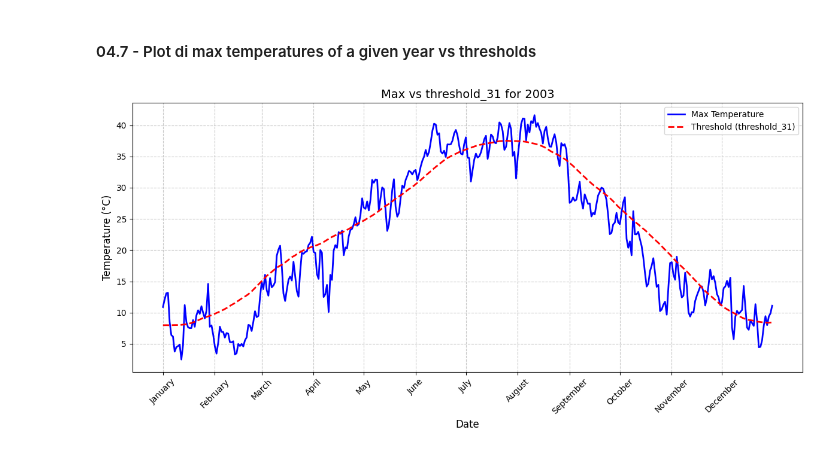
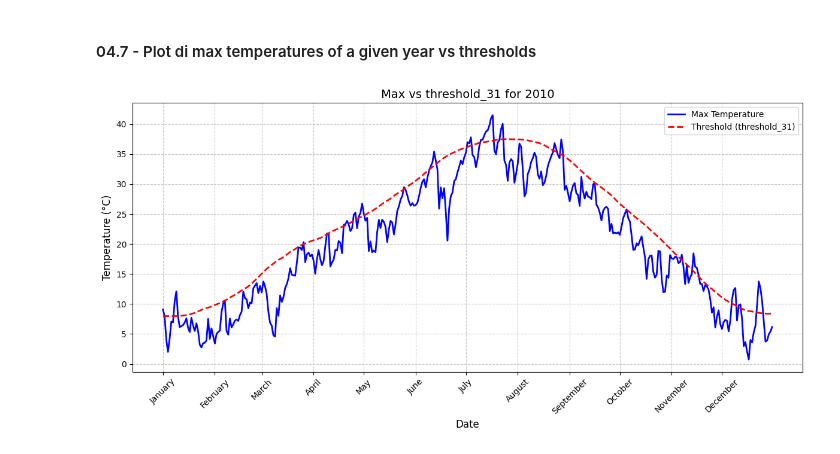
Before and after one commit to fillobissi/geoinformatics_project, a Jupyter notebook: 04_Heatwaves_identification.ipynb, the cells around one changed output. Drawn from its saved outputs; the diff is of its cells as text; code cells hidden in the pictures.

```diff
--- a/04_Heatwaves_identification.ipynb
+++ b/04_Heatwaves_identification.ipynb
@@ -1099,7 +1099,7 @@ import matplotlib.pyplot as plt
 # ---------------------------
 # PARAMETRI DI INPUT
 # ---------------------------
-TARGET_YEAR = 2003            # Anno da plottare
+TARGET_YEAR = 2010            # Anno da plottare
 THRESHOLD_CHOICE = "31"       # Scegli "15" o "31" per selezionare la soglia da usare
 STATISTIC_CHOICE = "Max"      # Scegli la statistica da plottare: "Mean", "Median", "P90", "P95" o "Max"
 CSV_FILE = "heatwave_events_1981_2023_window31.csv"  # CSV di input (con dati già in Celsius)
@@ -1114,31 +1114,31 @@ df = pd.read_csv(CSV_FILE, parse_dates=["Date"])
 df_year = df[df["Date"].dt.year == TARGET_YEAR].copy()
 df_year.sort_values("Date", inplace=True)
 df_year.reset_index(drop=True, inplace=True)
 
 # Definisci il nome della colonna della soglia in base al THRESHOLD_CHOICE
 threshold_col = f"threshold_{THRESHOLD_CHOICE}"
 
 # ---------------------------
 # PLOT: STATISTICA VS SOGLIA
 # ---------------------------
 plt.figure(figsize=(12, 6))
 plt.plot(df_year["Date"], df_year[STATISTIC_CHOICE], label=f"{STATISTIC_CHOICE} Temperature",
          color="blue", linewidth=2)
 plt.plot(df_year["Date"], df_year[threshold_col], label=f"Threshold ({threshold_col})",
          color="red", linestyle="--", linewidth=2)
 
 plt.xlabel("Date", fontsize=12)
 plt.ylabel("Temperature (°C)", fontsize=12)
 plt.title(f"{STATISTIC_CHOICE} vs {threshold_col} for {TARGET_YEAR}", fontsize=14)
 
 # Imposta i tick dell'asse x con i nomi dei mesi
 tick_dates = pd.date_range(start=f"{TARGET_YEAR}-01-01", end=f"{TARGET_YEAR}-12-31", freq="MS")
 tick_labels = [d.strftime("%B") for d in tick_dates]
 plt.xticks(tick_dates, tick_labels, rotation=45)
 
 plt.legend()
 plt.grid(True, linestyle="--", alpha=0.7)
 plt.tight_layout()
 plt.show()
 # %% [output]
-[figure, old version]
+[figure, new version]
```
